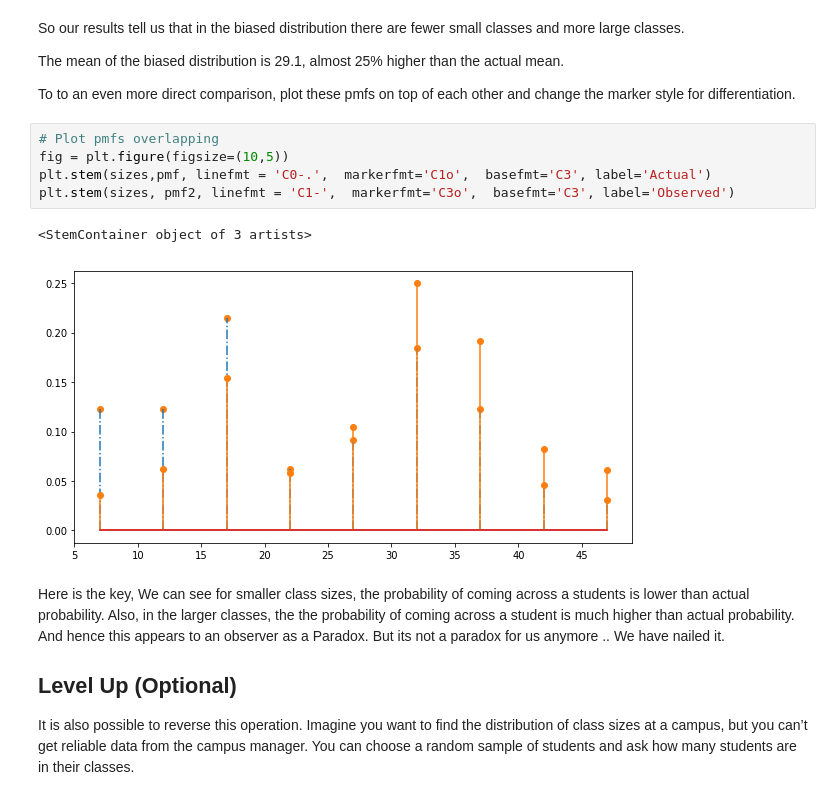
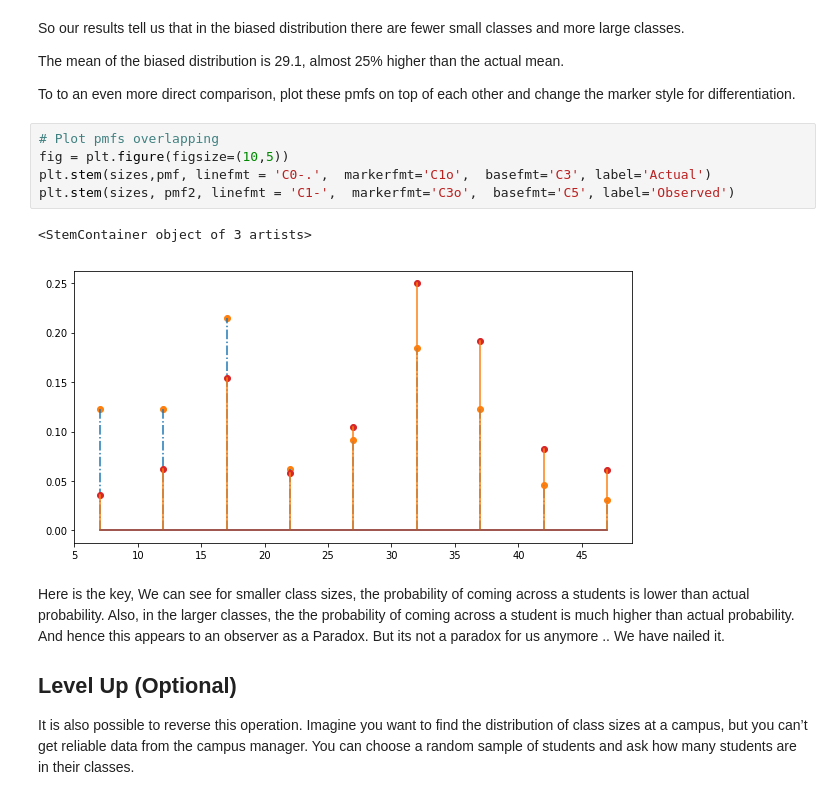
Before and after one commit to georgewillben/dsc-0-09-07-stats-pmf-lab-online-ds-pt-100118, a Jupyter notebook: index.ipynb, the cells around one changed output. Drawn from its saved outputs; the diff is of its cells as text.

```diff
--- a/index.ipynb
+++ b/index.ipynb
@@ -200,11 +200,11 @@ To to an even more direct comparison, plot these pmfs on top of each other and c
 # %%
 # Plot pmfs overlapping
 fig = plt.figure(figsize=(10,5))
 plt.stem(sizes,pmf, linefmt = 'C0-.',  markerfmt='C1o',  basefmt='C3', label='Actual')
-plt.stem(sizes, pmf2, linefmt = 'C1-',  markerfmt='C3o',  basefmt='C3', label='Observed')
+plt.stem(sizes, pmf2, linefmt = 'C1-',  markerfmt='C3o',  basefmt='C5', label='Observed')
 # %% [output]
 <StemContainer object of 3 artists>
-[figure, old version]
+[figure, new version]
 # %% [markdown]
 Here is the key, We can see for smaller class sizes, the probability of coming across a students is lower than actual probability. Also, in the larger classes, the the probability of coming across a student is much higher than actual probability. And hence this appears to an observer as a Paradox. But its not a paradox for us anymore .. We have nailed it.
 
```
